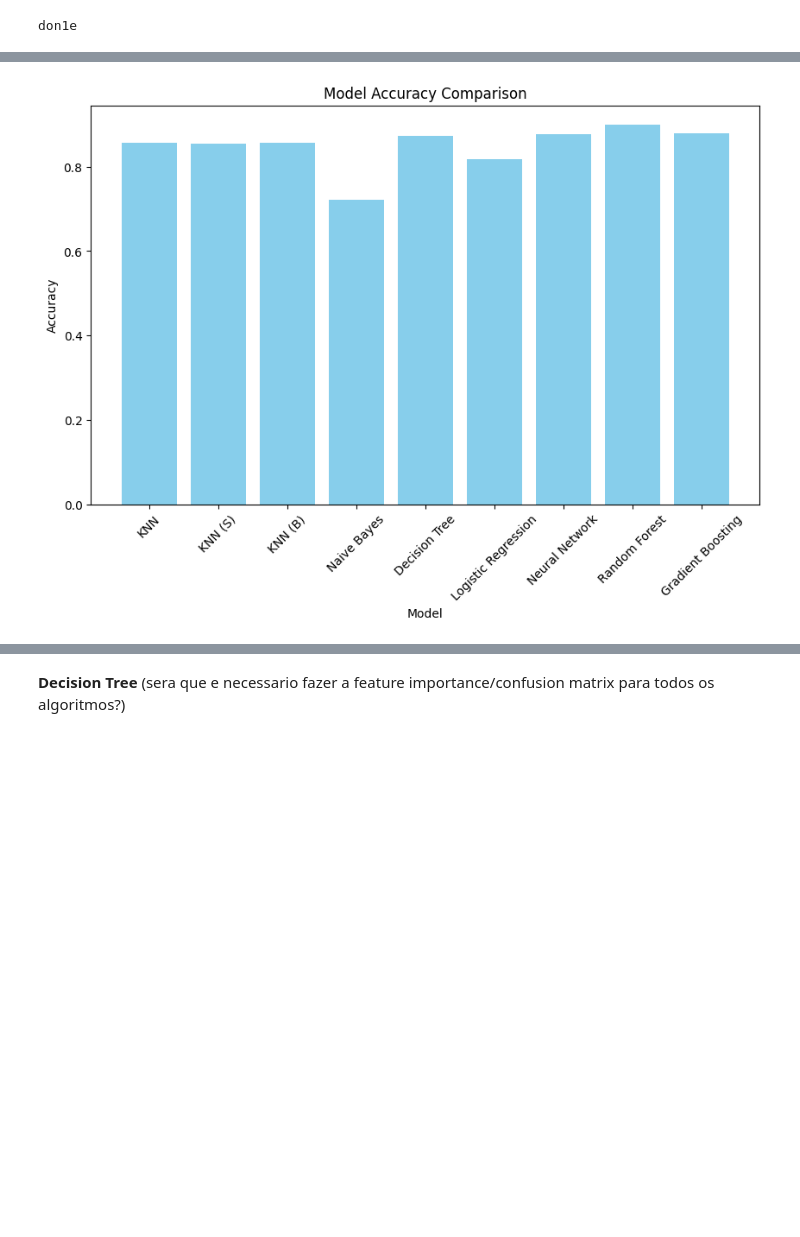
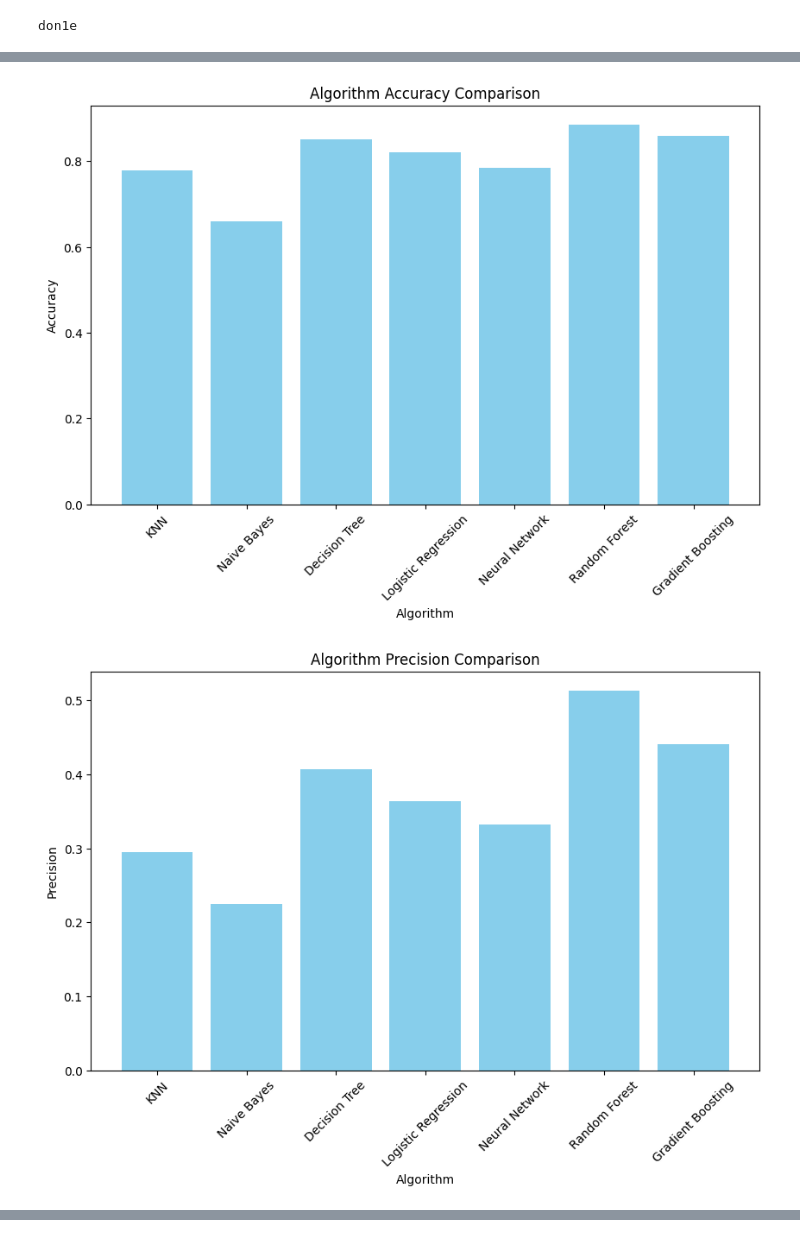
Before and after one commit to DanielCarneiro123/Machine-Learning-Proj, a Jupyter notebook: src/dataset_cleaning.ipynb, the cells around one changed output, grey strips where cells are left out. Drawn from its saved outputs; the diff is of its cells as text; code cells hidden in the pictures; blank space fills up the shorter version.

Commit message:
graphics added

```diff
--- a/src/dataset_cleaning.ipynb
+++ b/src/dataset_cleaning.ipynb
@@ -365,7 +366,7 @@ First, since the dataset is not balanced, we need to over sample it to make sure
 # %%
 data = pd.read_csv(path_clean_dataset)
 
-features = data.drop('y', axis=1)
+features = data.drop(['y', 'Id'], axis=1)
 labels = data['y']
 
 X_train, X_test, y_train, y_test = train_test_split(features, labels, test_size=0.2, random_state=30)
@@ -587,10 +588,11 @@ print(f"Accuracy: {accuracy_gb:.4f}, Precision: {precision_gb:.4f}, Recall: {rec
 
 
 accuracies = []
-model_names = ['KNN', 'KNN (S)', 'KNN (B)', 'Naive Bayes', 'Decision Tree', 'Logistic Regression', 'Neural Network', 'Random Forest', 'Gradient Boosting']
+precision = []
+recall = []
+f1_score = []
+model_names = ['KNN', 'Naive Bayes', 'Decision Tree', 'Logistic Regression', 'Neural Network', 'Random Forest', 'Gradient Boosting']
 accuracies.append(accuracy_knn)
-accuracies.append(accuracy_knnS)
-accuracies.append(accuracy_knnB)
 accuracies.append(accuracy_nb)
 accuracies.append(accuracy_dt)
 accuracies.append(accuracy_lr)
@@ -600,10 +602,62 @@ accuracies.append(accuracy_gb)
 plt.figure(figsize=(10, 6))
 x = np.arange(len(model_names))
 plt.bar(x, accuracies, color='skyblue')
-plt.xlabel('Model')
+plt.xlabel('Algorithm')
 plt.ylabel('Accuracy')
-plt.title('Model Accuracy Comparison')
+plt.title('Algorithm Accuracy Comparison')
 plt.xticks(x, model_names, rotation=45)
 plt.show()
+
+precision.append(precision_knn)
+precision.append(precision_nb)
+precision.append(precision_dt)
+precision.append(precision_lr)
+precision.append(precision_nn)
+precision.append(precision_rf)
+precision.append(precision_gb)
+
+plt.figure(figsize=(10, 6))
+x = np.arange(len(model_names))
+plt.bar(x, precision, color='skyblue')
+plt.xlabel('Algorithm')
+plt.ylabel('Precision')
+plt.title('Algorithm Precision Comparison')
+plt.xticks(x, model_names, rotation=45)
+plt.show()
+
+
+recall.append(recall_knn)
+recall.append(recall_nb)
+recall.append(recall_dt)
+recall.append(recall_lr)
+recall.append(recall_nn)
+recall.append(recall_rf)
+recall.append(recall_gb)
+
+plt.figure(figsize=(10, 6))
+x = np.arange(len(model_names))
+plt.bar(x, recall, color='skyblue')
+plt.xlabel('Algorithm')
+plt.ylabel('Recall')
+plt.title('Algorithm Recall Comparison')
+plt.xticks(x, model_names, rotation=45)
+plt.show()
+
+f1_score.append(f1_knn)
+f1_score.append(f1_nb)
+f1_score.append(f1_dt)
+f1_score.append(f1_lr)
+f1_score.append(f1_nn)
+f1_score.append(f1_rf)
+f1_score.append(f1_gb)
+
+plt.figure(figsize=(10, 6))
+x = np.arange(len(model_names))
+plt.bar(x, f1_score, color='skyblue')
+plt.xlabel('Algorithm')
+plt.ylabel('F1-score')
+plt.title('Algorithm F1-score Comparison')
+plt.xticks(x, model_names, rotation=45)
+plt.show()
 # %% [output]
 K-Nearest Neighbors (KNN) Performance:
@@ -626 +680,2 @@ Accuracy: 0.8791, Precision: 0.4941, Recall: 0.8172, F1-score: 0.6158
-[figure, old version]
+[figure, new version]
+[figure, added]
@@ -627,2 +683,0 @@ Accuracy: 0.8791, Precision: 0.4941, Recall: 0.8172, F1-score: 0.6158
-# %% [markdown]
-**Decision Tree** (sera que e necessario fazer a feature importance/confusion matrix para todos os algoritmos?)
```
Also changed, not shown: parts of 18 cells of this notebook.
